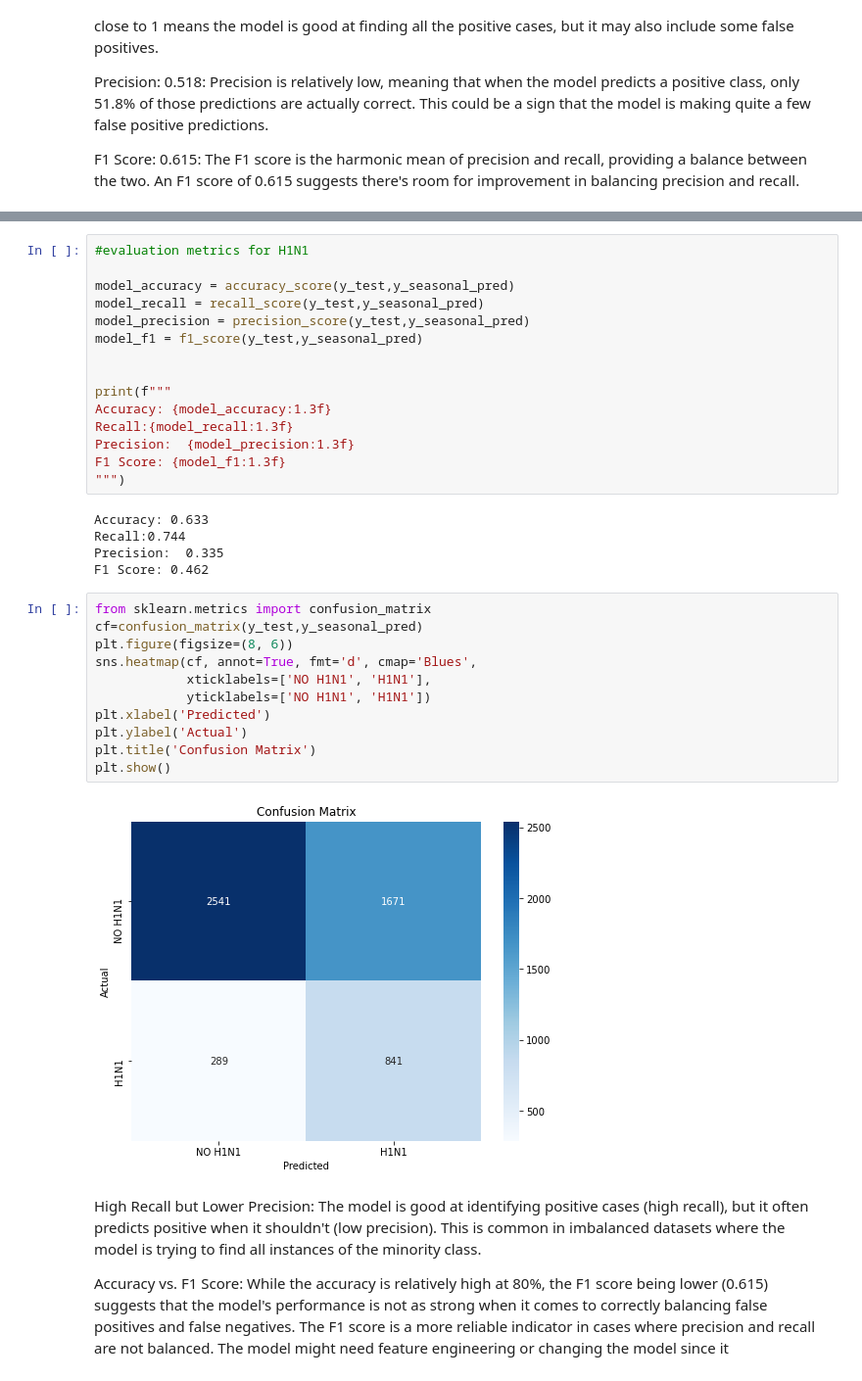
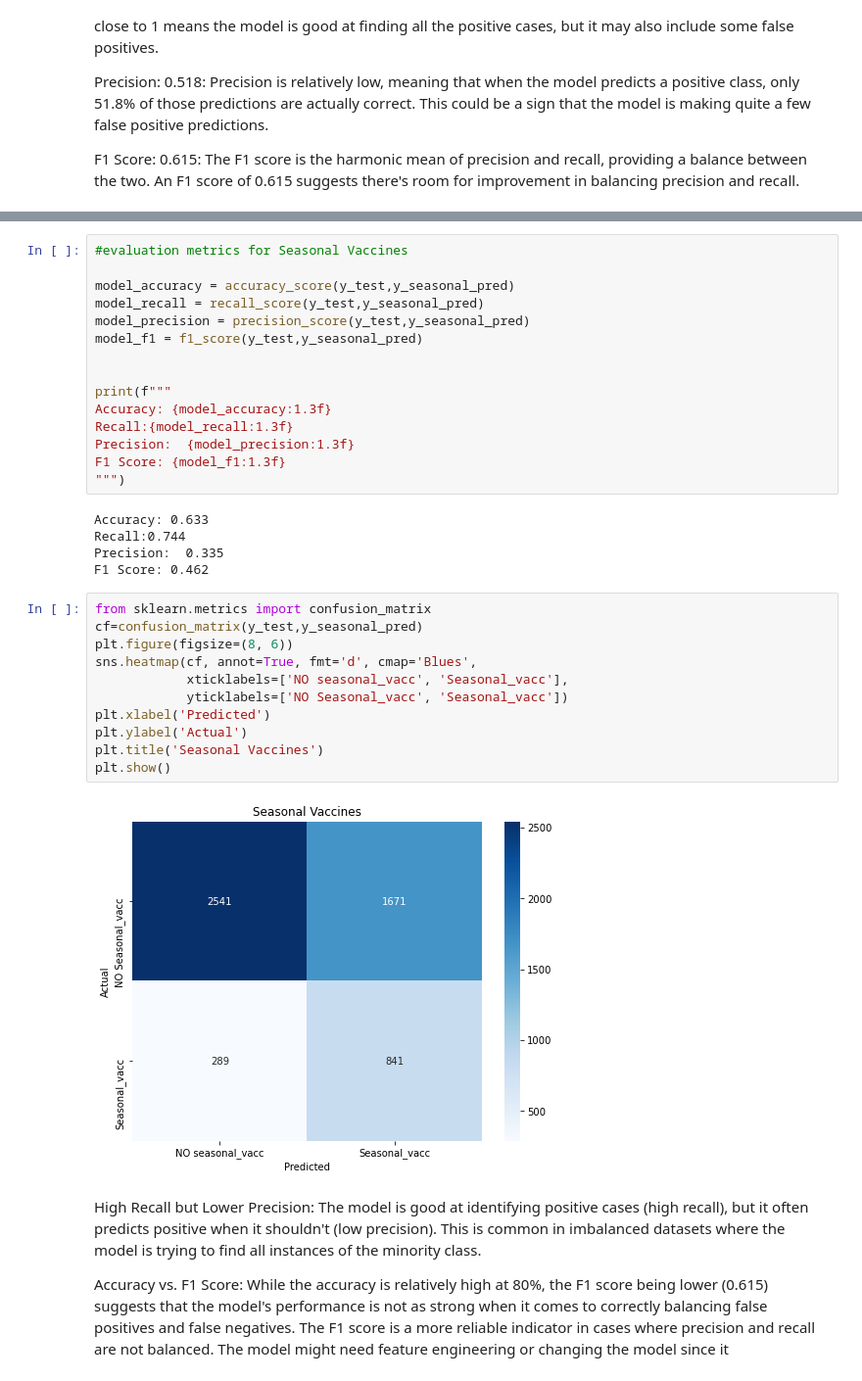
Before and after one commit to gshikanda/PHASE-3-PROJECT, a Jupyter notebook: H1N1 PROJECT.ipynb, the cells around one changed output, grey strips where cells are left out. Shown at 98% size. Drawn from its saved outputs; the diff is of its cells as text.

```diff
--- a/H1N1 PROJECT.ipynb
+++ b/H1N1 PROJECT.ipynb
@@ -758,5 +771,5 @@ F1 Score: 0.615: The F1 score is the harmonic mean of precision and recall, prov
 # %%
-#evaluation metrics for H1N1
+#evaluation metrics for Seasonal Vaccines
 
 model_accuracy = accuracy_score(y_test,y_seasonal_pred)
 model_recall = recall_score(y_test,y_seasonal_pred)
@@ -778,16 +791,16 @@ F1 Score: 0.462
 # %%
 from sklearn.metrics import confusion_matrix
 cf=confusion_matrix(y_test,y_seasonal_pred)
 plt.figure(figsize=(8, 6))
 sns.heatmap(cf, annot=True, fmt='d', cmap='Blues',
-            xticklabels=['NO H1N1', 'H1N1'],
-            yticklabels=['NO H1N1', 'H1N1'])
+            xticklabels=['NO seasonal_vacc', 'Seasonal_vacc'],
+            yticklabels=['NO Seasonal_vacc', 'Seasonal_vacc'])
 plt.xlabel('Predicted')
 plt.ylabel('Actual')
-plt.title('Confusion Matrix')
+plt.title('Seasonal Vaccines')
 plt.show()
 # %% [output]
-[figure, old version]
+[figure, new version]
 # %% [markdown]
 High Recall but Lower Precision: The model is good at identifying positive cases (high recall), but it often predicts positive when it shouldn't (low precision). This is common in imbalanced datasets where the model is trying to find all instances of the minority class.
 
```
Also changed, not shown: parts of 1 cell of this notebook.
